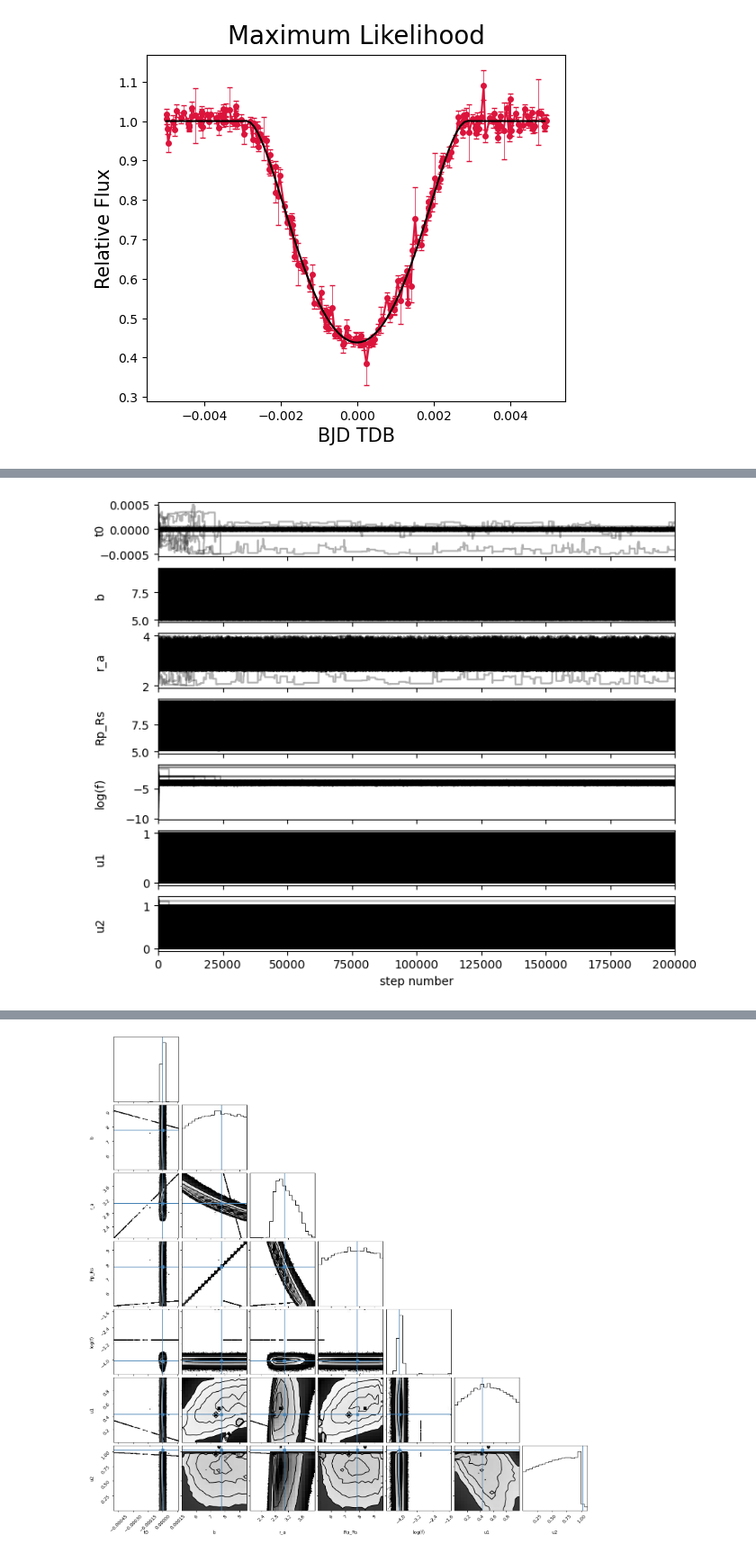
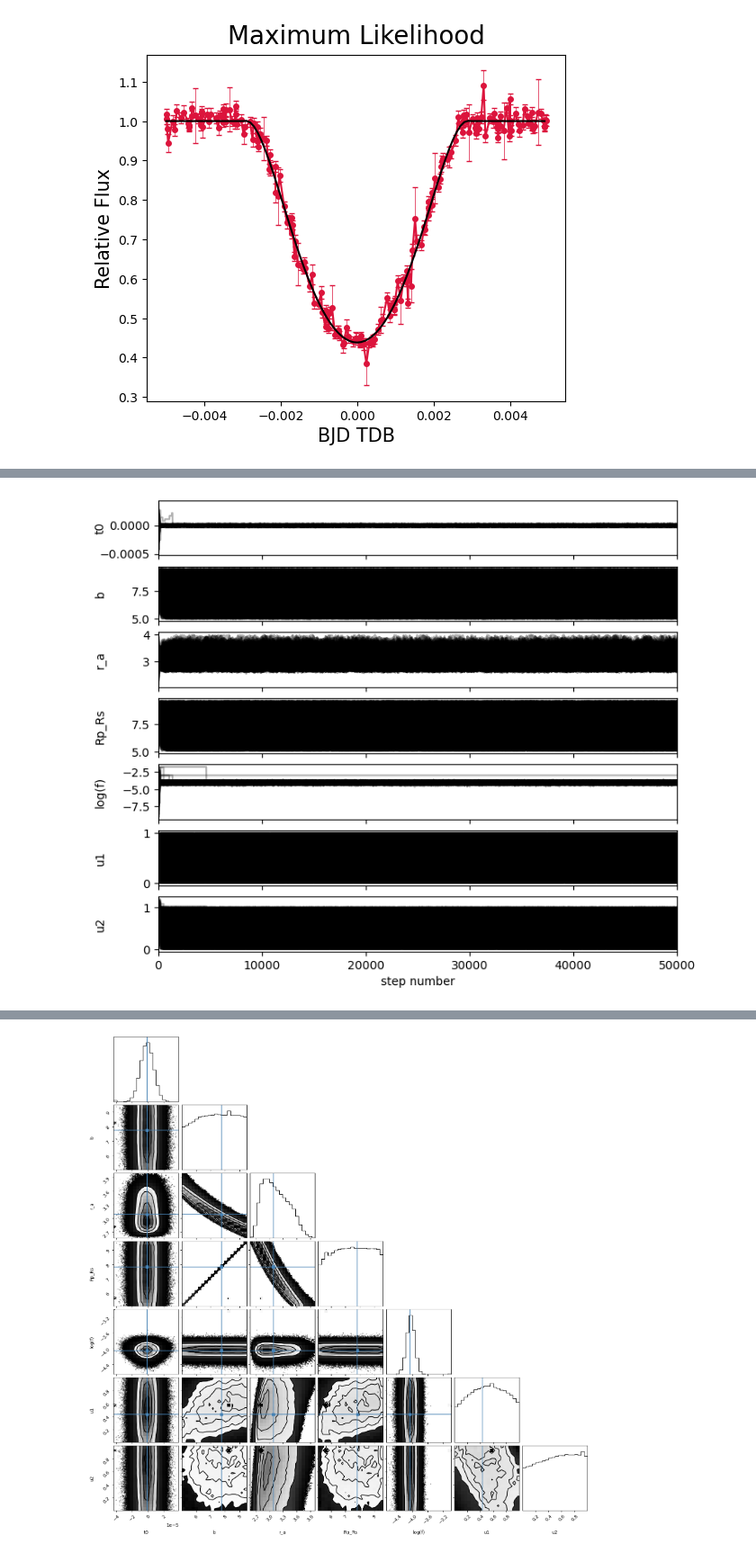
Before and after one commit to eligd/wd-1856-534b, a Jupyter notebook: fit_lightcurves/fit_combined_lightcurve.ipynb, the cells around one changed output, grey strips where cells are left out. Shown at 90% size. Drawn from its saved outputs; the diff is of its cells as text; code cells hidden in the pictures.

```diff
--- a/fit_lightcurves/fit_combined_lightcurve.ipynb
+++ b/fit_lightcurves/fit_combined_lightcurve.ipynb
@@ -214,7 +214,7 @@ nwalkers, ndim = pos.shape
 ctx = multiprocessing.get_context("fork")
 with ctx.Pool(processes=multiprocessing.cpu_count()) as pool:
       sampler = emcee.EnsembleSampler(nwalkers, ndim, log_probability, args=(bjd_tdb, rel_flux_normalized, rel_flux_err_normalized), pool=pool)
-      sampler.run_mcmc(pos, 200_000, progress=True)
+      sampler.run_mcmc(pos, 50_000, progress=True)
 # %%
 # check mean acceptance fraction and autocorrelation time
 print("Mean acceptance fraction:", np.mean(sampler.acceptance_fraction))
@@ -239,9 +239,9 @@ for i in range(ndim):
 
 axes[-1].set_xlabel("step number");
 # %% [output]
-[figure, old version]
+[figure, new version]
 # %%
-flat_samples = sampler.get_chain(discard=100_000, flat=True)
+flat_samples = sampler.get_chain(discard=25_000, flat=True)
 
 fig = corner.corner(
     flat_samples, labels=labels, truths = [t0_ml, b_ml, r_a_ml, Rp_Rs_ml, log_f_ml, u1_ml, u2_ml]
@@ -251,4 +250,4 @@ WARNING:root:Too few points to create valid contours
-[figure, old version]
+[figure, new version]
 # %%
 # compute parameters to cite
 # here use 16th, 50th, and 84th percentiles
```
Also changed, not shown: parts of 6 cells of this notebook, 16 other files.
